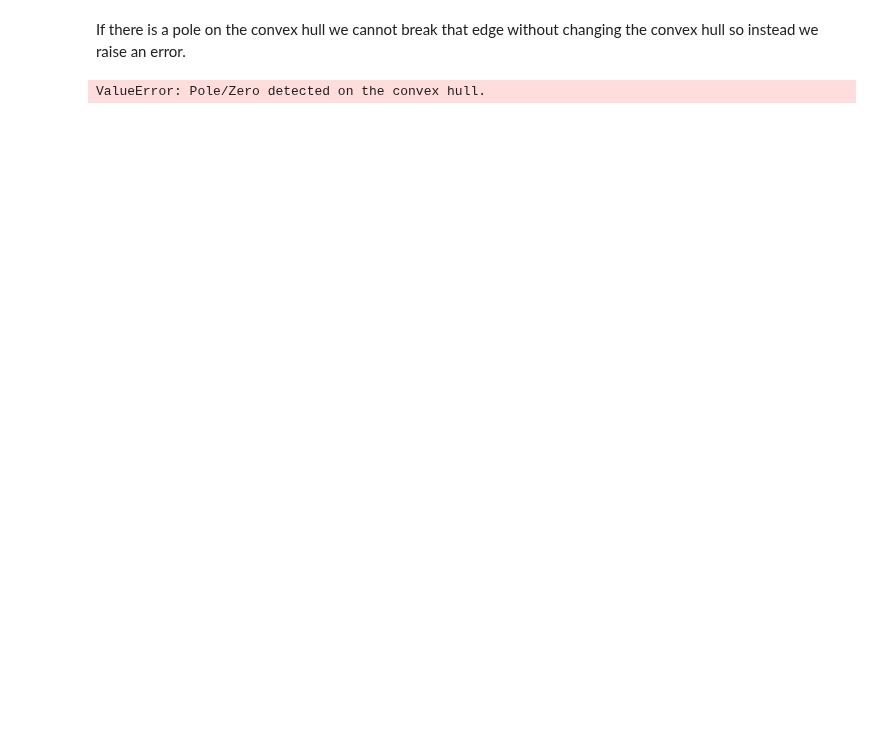
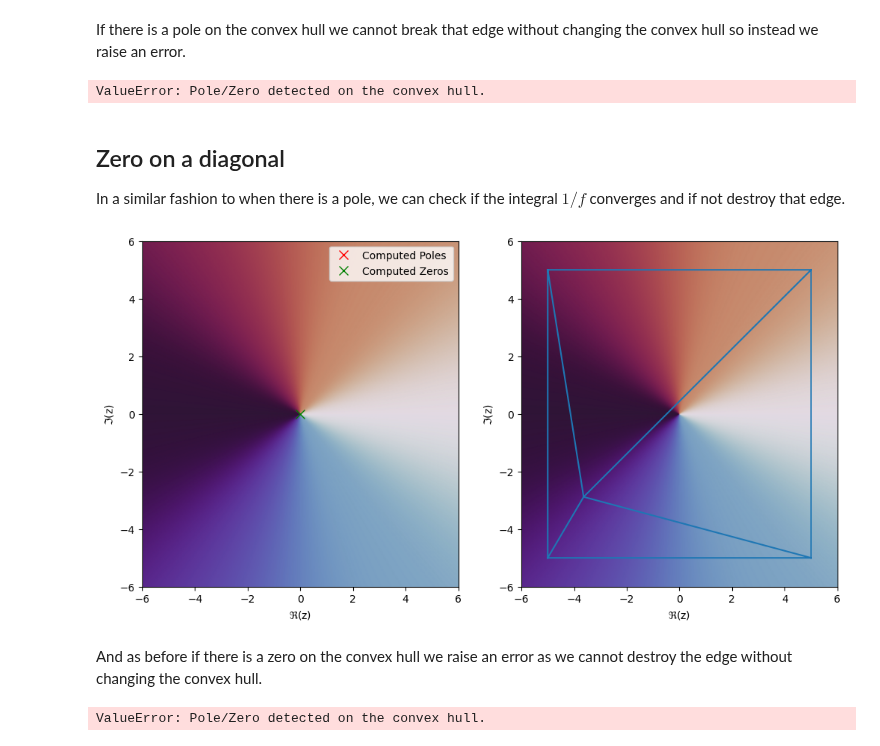
Before and after one commit to j-bowhay/Poles-and-Roots, a Jupyter notebook: notebooks/triangulation_edge_cases.ipynb, the cells around one changed output. Cells and saved outputs as stored; diff of their text form; code cells hidden in the pictures; blank space fills up the shorter version.

Commit message:
detect zeros on diagonals

```diff
--- a/notebooks/triangulation_edge_cases.ipynb
+++ b/notebooks/triangulation_edge_cases.ipynb
@@ -38,3 +38,37 @@ res = find_zeros_poles(
 )
 # %% [output]
 ValueError: Pole/Zero detected on the convex hull.
+# %% [markdown]
+## Zero on a diagonal
+
+In a similar fashion to when there is a pole, we can check if the integral $1/f$ converges and if not destroy that edge.
+# %%
+res = find_zeros_poles(
+    lambda z: z,
+    lambda z: 1,
+    points=[-5 - 5j, 5 - 5j, 5 + 5j, -5 + 5j],
+    arg_principal_threshold=1.1,
+    num_sample_points=50,
+)
+
+fig, axs = plt.subplots(ncols=2, figsize=(12, 6))
+phase_plot(lambda z: z, axs[0], domain=[-6, 6, -6, 6])
+phase_plot(lambda z: z, axs[1], domain=[-6, 6, -6, 6])
+plot_poles_zeros(res, axs[0])
+axs[0].legend()
+axs[1].triplot(res.points[:, 0], res.points[:, 1], res.simplices)
+plt.show()
+# %% [output]
+[figure, added]
+# %% [markdown]
+And as before if there is a zero on the convex hull we raise an error as we cannot destroy the edge without changing the convex hull.
+# %%
+res = find_zeros_poles(
+    lambda z: z,
+    lambda z: 1,
+    points=[-5, 5, 5 - 5j, -5 - 5j],
+    arg_principal_threshold=1.1,
+    num_sample_points=50,
+)
+# %% [output]
+ValueError: Pole/Zero detected on the convex hull.
```
Also changed, not shown: parts of 1 cell of this notebook, 2 other files.
